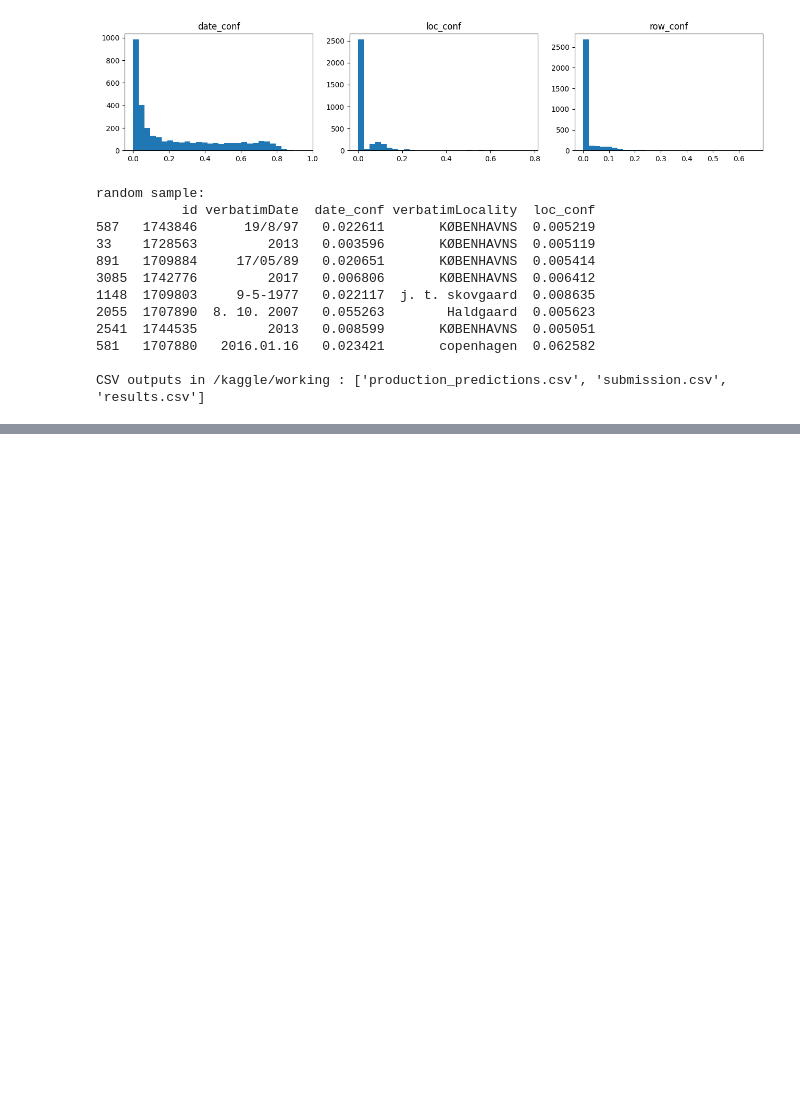
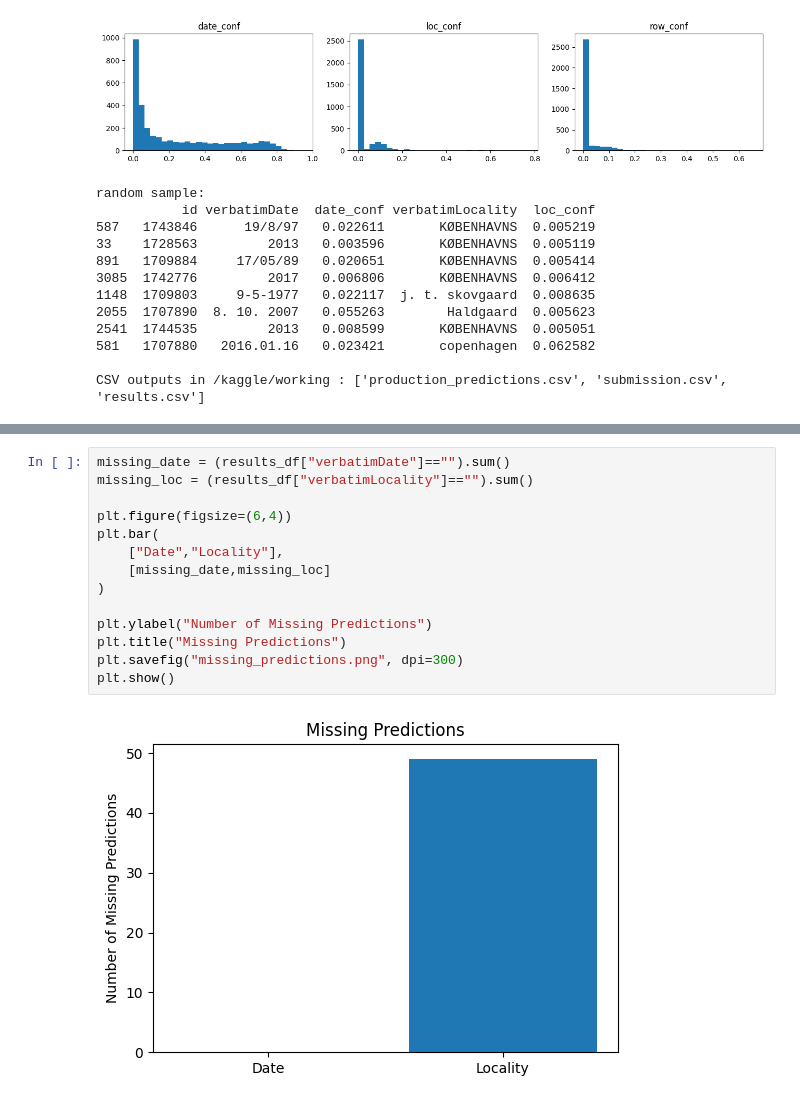
Before and after one commit to TokiG0/MUSEUMSCAT, a Jupyter notebook: museumscat-paligemma-claude.ipynb, the cells around one changed output, grey strips where cells are left out. Drawn from its saved outputs; the diff is of its cells as text; blank space fills up the shorter version.

```diff
--- a/museumscat-paligemma-claude.ipynb
+++ b/museumscat-paligemma-claude.ipynb
@@ -1048,0 +1071,16 @@ CSV outputs in /kaggle/working : ['production_predictions.csv', 'submission.csv'
+# %%
+missing_date = (results_df["verbatimDate"]=="").sum()
+missing_loc = (results_df["verbatimLocality"]=="").sum()
+
+plt.figure(figsize=(6,4))
+plt.bar(
+    ["Date","Locality"],
+    [missing_date,missing_loc]
+)
+
+plt.ylabel("Number of Missing Predictions")
+plt.title("Missing Predictions")
+plt.savefig("missing_predictions.png", dpi=300)
+plt.show()
+# %% [output]
+[figure, added]
```
Also changed, not shown: parts of 5 cells of this notebook.
